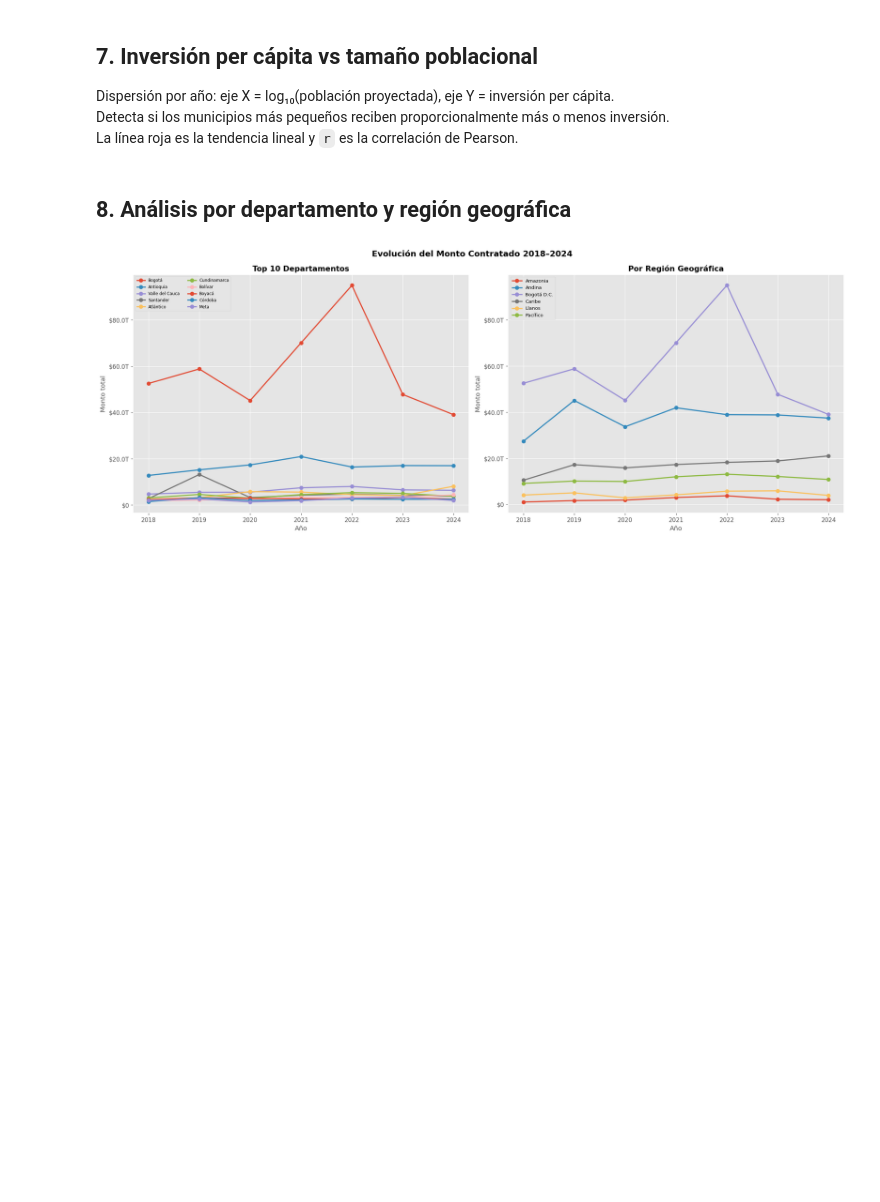
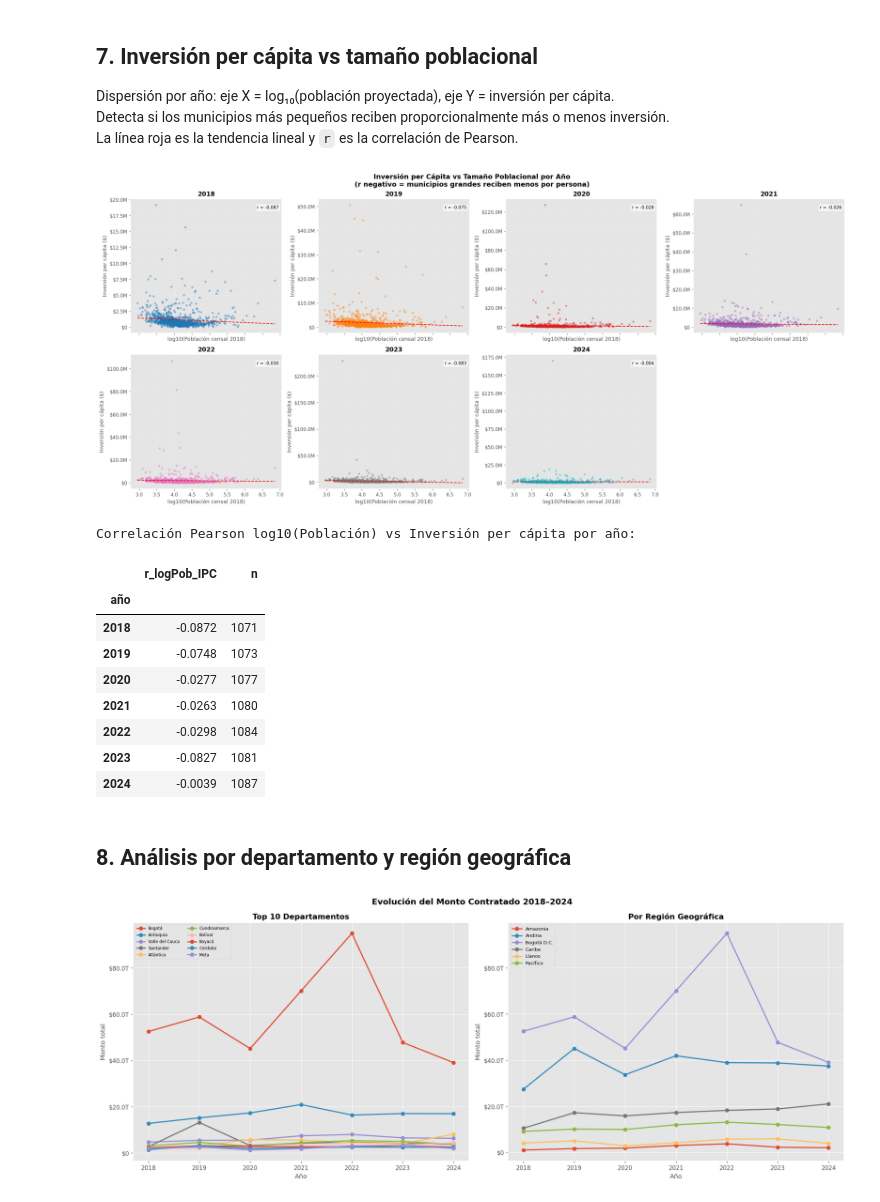
Before and after one commit to ustadistica/desarrollo_social_y_economico, a Jupyter notebook: notebooks/EDA_SECOP_DANE_Gold_2018_2024.ipynb, the cells around one changed output. Saved outputs shown, nothing was run; the diff lists cells and outputs as text; code cells hidden in the pictures; blank space fills up the shorter version.

```diff
--- a/notebooks/EDA_SECOP_DANE_Gold_2018_2024.ipynb
+++ b/notebooks/EDA_SECOP_DANE_Gold_2018_2024.ipynb
@@ -395,39 +520,54 @@ fig, axes = plt.subplots(2, 4, figsize=(22, 10), sharex=True)
 fig.suptitle('Inversión per Cápita vs Tamaño Poblacional por Año\n'
              '(r negativo = municipios grandes reciben menos por persona)',
              fontsize=14, fontweight='bold')
 
 for idx, año in enumerate(AÑOS):
     ax = axes[idx // 4][idx % 4]
     sub = df_mun[
         (df_mun[COL_AÑO] == año) &
         (df_mun[COL_IPC] > 0) &
-        (df_mun['poblacion_total_proyectada'] > 0)
-    ].copy()
-    sub['log_pob'] = np.log10(sub['poblacion_total_proyectada'])
+        (df_mun['poblacion_censo_2018'] > 0)
+    ].dropna(subset=[COL_IPC, 'poblacion_censo_2018']).copy()
+    sub['log_pob'] = np.log10(sub['poblacion_censo_2018'])
 
     ax.scatter(sub['log_pob'], sub[COL_IPC],
                alpha=0.4, s=15, color=COLOR_MAP[año])
     if len(sub) > 2:
         z = np.polyfit(sub['log_pob'], sub[COL_IPC], 1)
         p = np.poly1d(z)
         xr = np.linspace(sub['log_pob'].min(), sub['log_pob'].max(), 100)
         ax.plot(xr, p(xr), 'r--', linewidth=1.5)
         r = sub['log_pob'].corr(sub[COL_IPC])
         corrs_ipc.append({'año': año, 'r_logPob_IPC': round(r, 4), 'n': len(sub)})
         ax.text(0.98, 0.95, f'r = {r:.3f}', transform=ax.transAxes,
                 ha='right', va='top', fontsize=9,
                 bbox=dict(boxstyle='round', facecolor='white', alpha=0.7))
     ax.set_title(str(año), fontweight='bold')
-    ax.set_xlabel('log10(Población proyectada)')
+    ax.set_xlabel('log10(Población censal 2018)')
     ax.set_ylabel('Inversión per cápita ($)')
     ax.yaxis.set_major_formatter(FuncFormatter(fmt_moneda))
     ax.grid(True, alpha=0.3)
 
 axes[1][3].set_visible(False)
 plt.tight_layout(); plt.show()
 
-print('\nCorrelación Pearson log10(Población) vs Inversión per cápita por año:')
-display(pd.DataFrame(corrs_ipc).set_index('año'))
+if corrs_ipc:
+    print('\nCorrelación Pearson log10(Población) vs Inversión per cápita por año:')
+    display(pd.DataFrame(corrs_ipc).set_index('año'))
+else:
+    print('Sin datos suficientes para calcular correlación.')
+# %% [output]
+[figure, added]
+Correlación Pearson log10(Población) vs Inversión per cápita por año:
+|  | r_logPob_IPC | n |
+| año |  |  |
+| 2018 | -0.0872 | 1071 |
+| 2019 | -0.0748 | 1073 |
+| 2020 | -0.0277 | 1077 |
+| 2021 | -0.0263 | 1080 |
+| 2022 | -0.0298 | 1084 |
+| 2023 | -0.0827 | 1081 |
+| 2024 | -0.0039 | 1087 |
 # %% [markdown]
 ## 8. Análisis por departamento y región geográfica
 # %%
```
Also changed, not shown: parts of 11 cells of this notebook, 5 other files.
